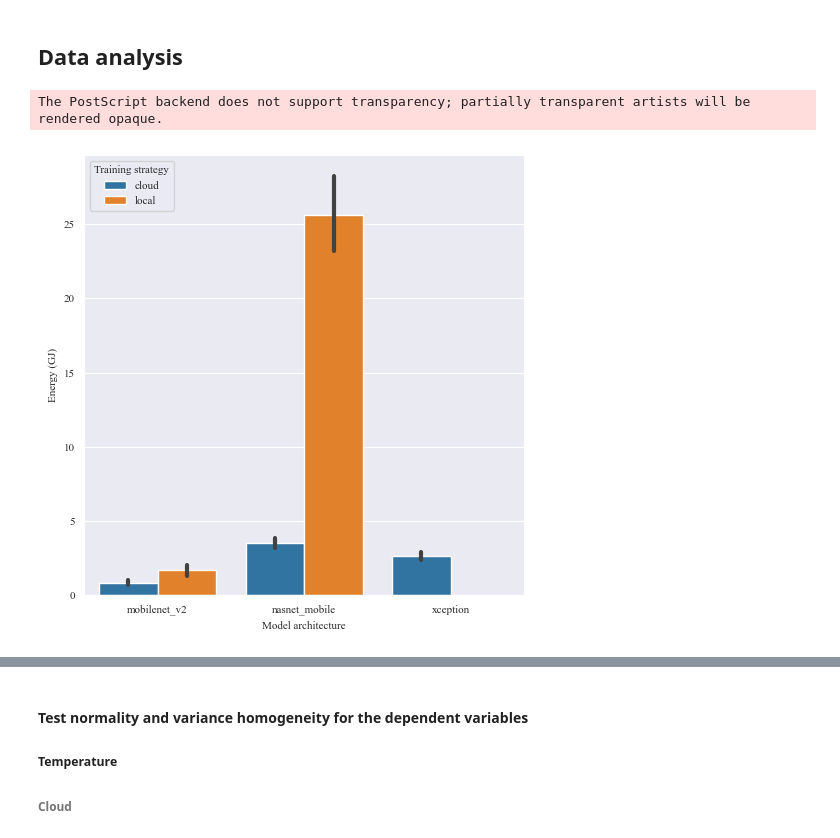
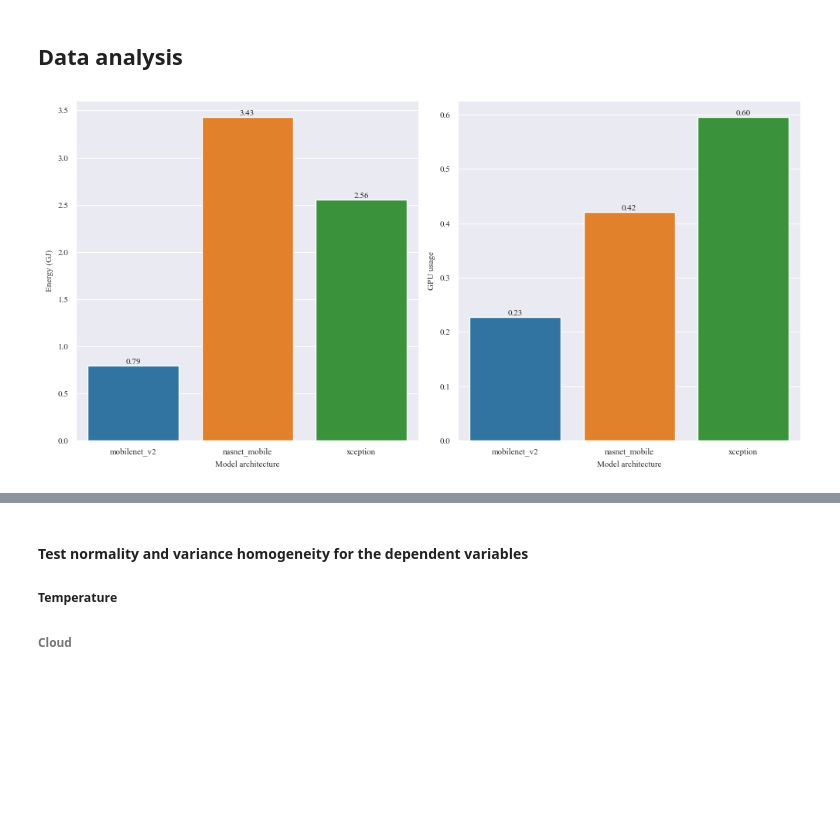
Before and after one commit to santidrj/DL-energetic-impact-analysis, a Jupyter notebook: data-analysis.ipynb, the cells around one changed output, grey strips where cells are left out. Drawn from its saved outputs; the diff is of its cells as text; code cells hidden in the pictures; blank space fills up the shorter version.

Commit message:
Plot cloud energy and GPU comparison
Signed-off-by: Santiago Del Rey <59149491+santidrj@users.noreply.github.com>

```diff
--- a/data-analysis.ipynb
+++ b/data-analysis.ipynb
@@ -168,21 +195,42 @@ def barplot(
     if figname is not None and SAVE_FIGS:
         plt.savefig(os.path.join(FIGURES_DIR, figname))
     return fig, ax
+# %%
+fig, (ax1, ax2) = plt.subplots(1,2, figsize=(10, 5))
+cloud_df = analysis_df.query("`training strategy` == 'cloud'")
+ax = sns.barplot(cloud_df, x="architecture", y="energy", errorbar=None, estimator="median", ax=ax1)
+ax.yaxis.grid(True)
+ax.set_xlabel("Model architecture")
+ax.set_ylabel("Energy (GJ)")
+
+for container in ax.containers:
+    ax.bar_label(container, fmt="%.2f")
+
+ax = sns.barplot(cloud_df, x="architecture", y="gpu_usage", errorbar=None, estimator="median", ax=ax2)
+ax.yaxis.grid(True)
+ax.set_xlabel("Model architecture")
+ax.set_ylabel("GPU usage")
+
+for container in ax.containers:
+    ax.bar_label(container, fmt="%.2f")
+
+if SAVE_FIGS:
+    plt.savefig(os.path.join(FIGURES_DIR, "cloud-energy-comparison.eps"))
+# %% [output]
+[figure, added]
 # %%
 _, ax = barplot(
-    analysis_df,
+    analysis_df.query("`training strategy` != 'local-v2'"),
     x="architecture",
     y="energy",
     hue="training strategy",
-    errorbar="ci",
+    estimator="median",
     xlabel="Model architecture",
     ylabel="Energy (GJ)",
+    barlabel=True,
 )
 ax.legend(title="Training strategy")
 if SAVE_FIGS:
     plt.savefig(os.path.join(FIGURES_DIR, "energy-comparison.eps"))
-# %% [output]
-The PostScript backend does not support transparency; partially transparent artists will be rendered opaque.
-[figure, removed]
 # %%
 _, ax = barplot(
```
Also changed, not shown: parts of 74 cells of this notebook.
